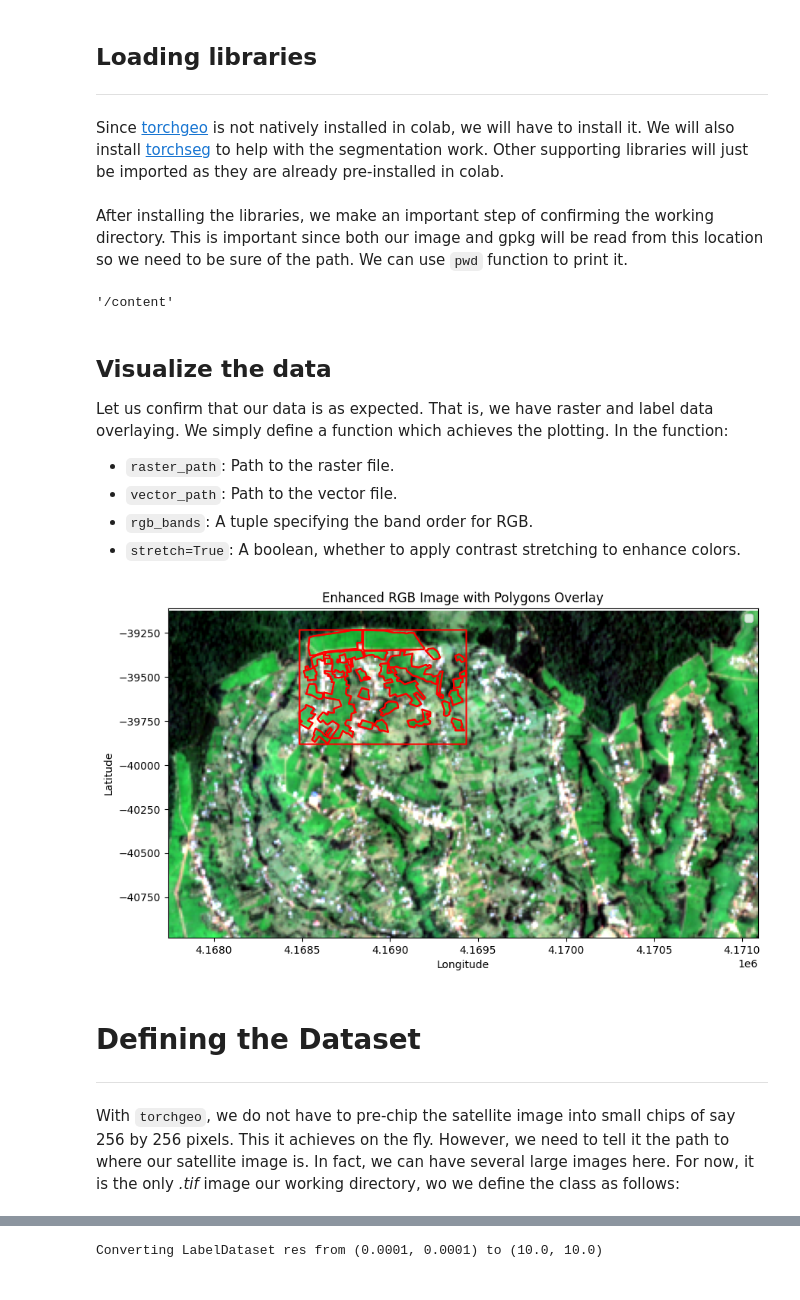
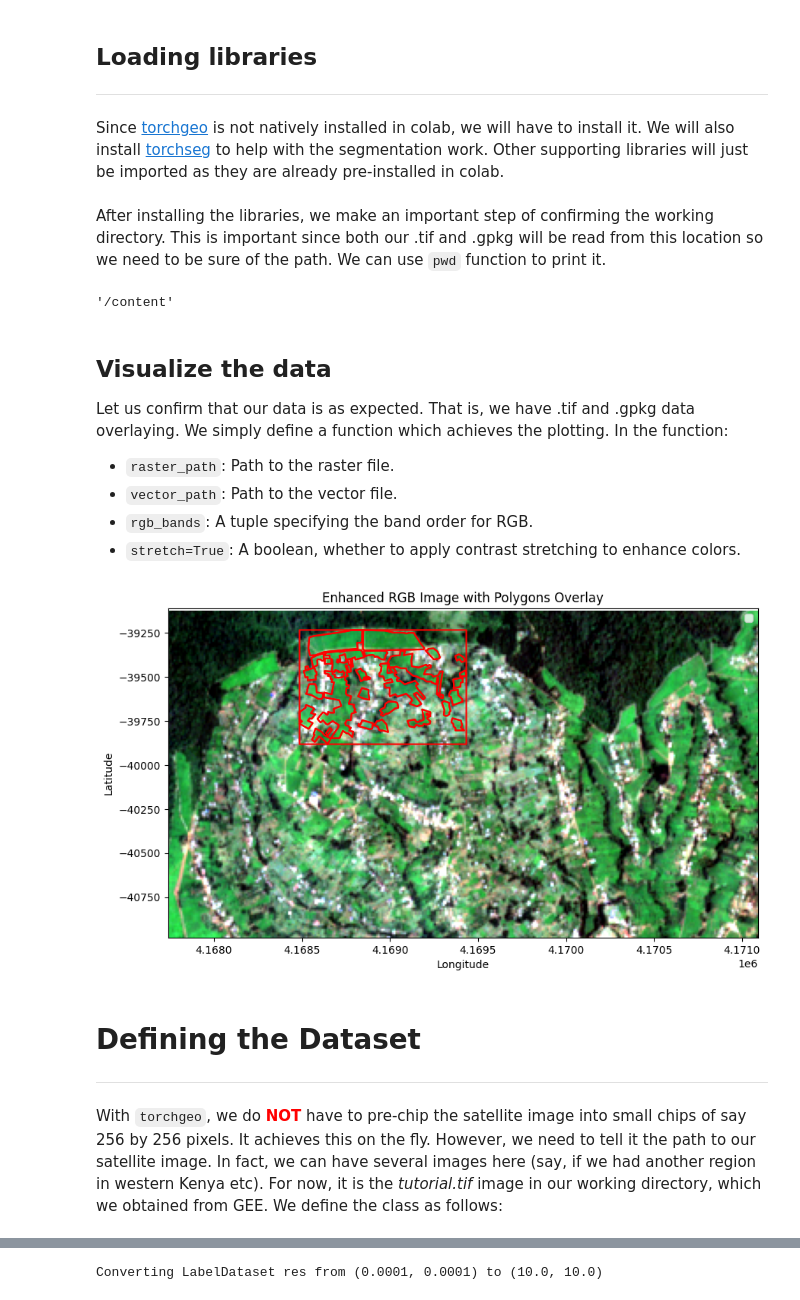
Before and after one commit to Wycology/dl_tea_mapping, a Jupyter notebook: dl_tea.ipynb, the cells around one changed output, grey strips where cells are left out. Drawn from its saved outputs; the diff is of its cells as text; code cells hidden in the pictures.

```diff
--- a/dl_tea.ipynb
+++ b/dl_tea.ipynb
@@ -57,7 +58,7 @@ from torchgeo.samplers import RandomGeoSampler, GridGeoSampler
 from torchgeo.datasets import VectorDataset, RasterDataset, stack_samples
 from sklearn.metrics import accuracy_score, confusion_matrix, classification_report
 # %% [markdown]
-After installing the libraries, we make an important step of confirming the working directory. This is important since both our image and gpkg will be read from this location so we need to be sure of the path. We can use `pwd` function to print it.
+After installing the libraries, we make an important step of confirming the working directory. This is important since both our .tif and .gpkg will be read from this location so we need to be sure of the path. We can use `pwd` function to print it.
 # %%
 pwd # Confirm the working directory
 # %% [output]
@@ -65,7 +66,7 @@ pwd # Confirm the working directory
 # %% [markdown]
 ## **Visualize the data**
 
-Let us confirm that our data is as expected. That is, we have raster and label data overlaying. We simply define a function which achieves the plotting. In the function:
+Let us confirm that our data is as expected. That is, we have .tif and .gpkg data overlaying. We simply define a function which achieves the plotting. In the function:
 * `raster_path`: Path to the raster file.
 * `vector_path`: Path to the vector file.
 * `rgb_bands`: A tuple specifying the band order for RGB.
@@ -86,39 +87,39 @@ def plot_rgb_with_geopandas(raster_path, vector_path, rgb_bands=(3, 2, 1), stret
                 band = img[i]
                 p2, p98 = np.percentile(band[band > 0], (2, 98))  # Ignore zeros/NaNs
                 band = np.clip((band - p2) / (p98 - p2), 0, 1)
                 img_stretched[i] = band
             img = img_stretched
 
         fig, ax = plt.subplots(figsize=(10, 10))
 
         rasterio.plot.show(
             img,
             ax=ax,
             transform=src.transform,
             cmap=None,
             adjust=None
         )
 
         # Read and plot the vector
         gdf = gpd.read_file(vector_path)
         gdf.plot(ax=ax, facecolor="none", edgecolor="red", linewidth=1.5)
 
         ax.set_xlabel("Longitude")
         ax.set_ylabel("Latitude")
         ax.legend(["Polygons"], loc="upper right")
         plt.title("Enhanced RGB Image with Polygons Overlay")
         plt.show()
 
 if __name__ == "__main__":
-    raster_file = "/content/s2_large.tif"
+    raster_file = "/content/tutorial.tif"
     polygons = "/content/vect.gpkg"
     plot_rgb_with_geopandas(raster_path=raster_file, vector_path=polygons)
 # %% [output]
-[figure, old version]
+[figure, new version]
 # %% [markdown]
 # Defining the Dataset
 ---
-With `torchgeo`, we do not have to pre-chip the satellite image into small chips of say 256 by 256 pixels. This it achieves on the fly. However, we need to tell it the path to where our satellite image is. In fact, we can have several large images here. For now, it is the only _.tif_ image our working directory, wo we define the class as follows:
+With `torchgeo`, we do <font color='red'><b>NOT</b></font> have to pre-chip the satellite image into small chips of say 256 by 256 pixels. It achieves this on the fly. However, we need to tell it the path to our satellite image. In fact, we can have several images here (say, if we had another region in western Kenya etc). For now, it is the _tutorial.tif_ image in our working directory, which we obtained from GEE. We define the class as follows:
 # %%
 # Define the GeoTiff dataset class
 
```
Also changed, not shown: parts of 25 cells of this notebook.
